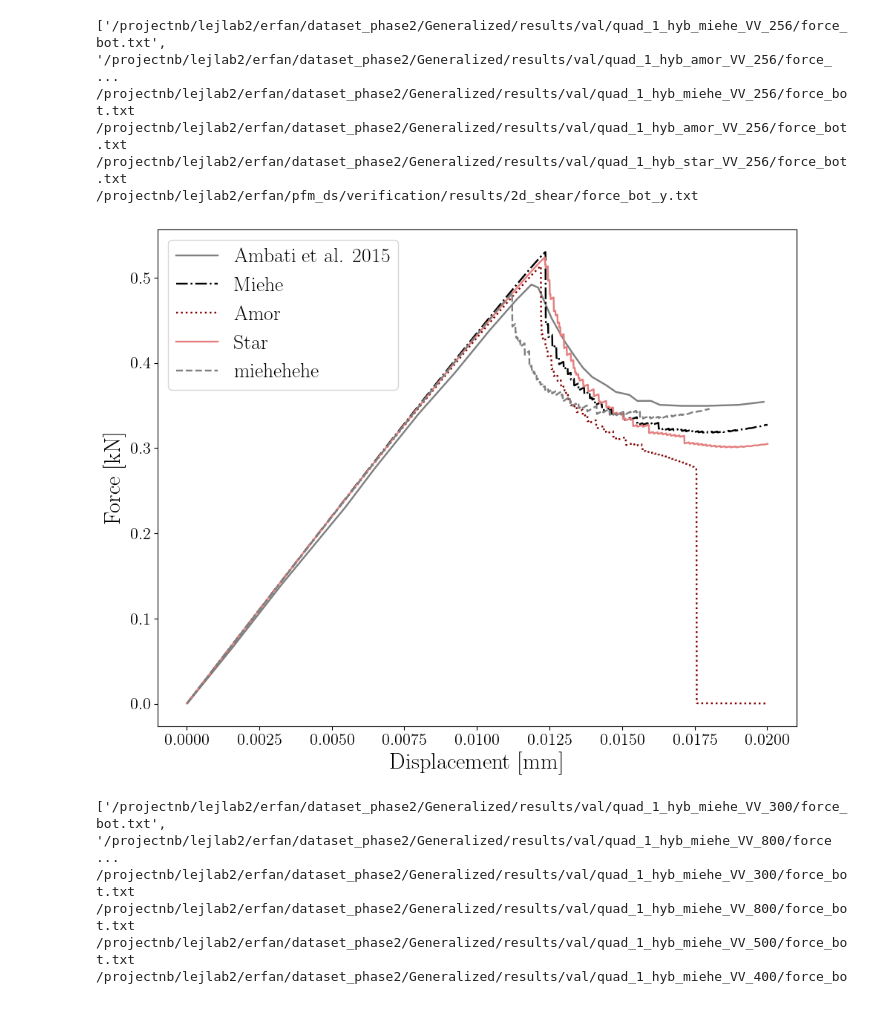
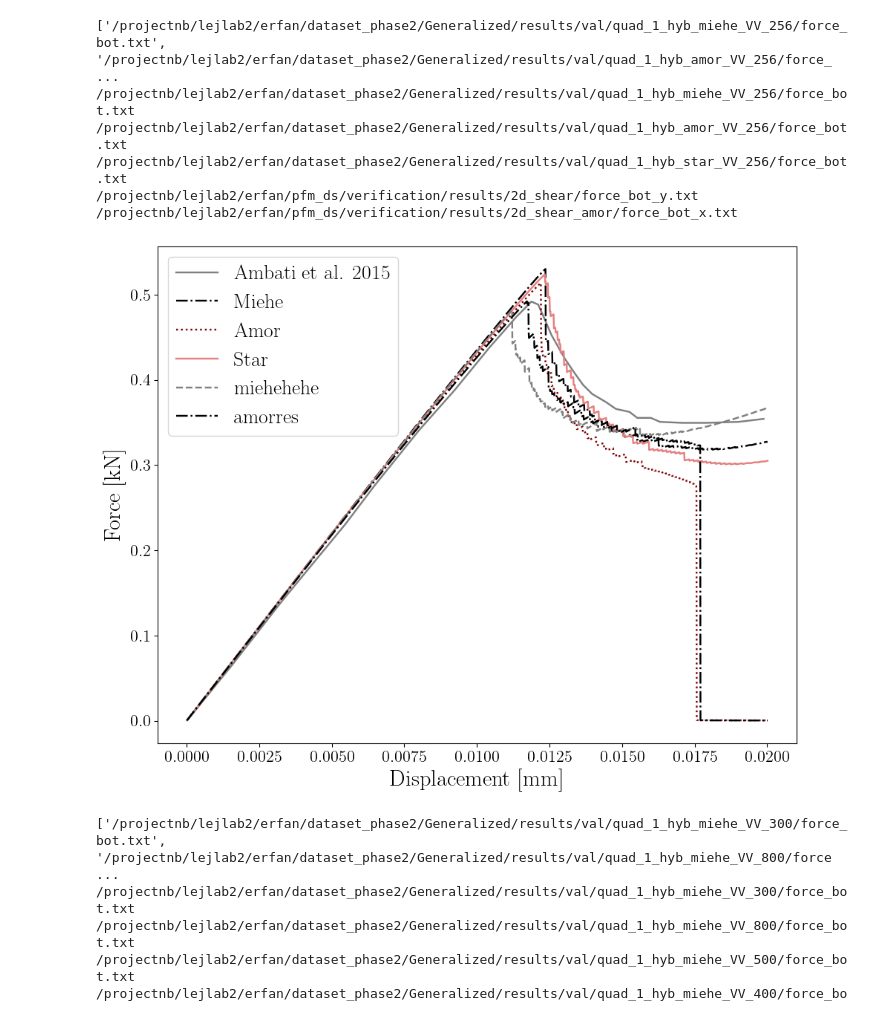
Before and after one commit to erfanhamdi/pfm_ds, a Jupyter notebook: verification/fd_comparison.ipynb, the cells around one changed output. Drawn from its saved outputs; the diff is of its cells as text; code cells hidden in the pictures.

Commit message:
force displacement comparison

```diff
--- a/verification/fd_comparison.ipynb
+++ b/verification/fd_comparison.ipynb
@@ -11,33 +11,35 @@ mpl.rcParams['font.family'] = prop.get_name()
 # %%
 plt.figure(figsize=(10, 8))
 force_disps = glob.glob("/projectnb/lejlab2/erfan/dataset_phase2/Generalized/results/val/quad_1*_VV_256/*_bot.txt")
 force_disps = [
 "/projectnb/lejlab2/erfan/dataset_phase2/Generalized/results/val/quad_1_hyb_miehe_VV_256/force_bot.txt",
 "/projectnb/lejlab2/erfan/dataset_phase2/Generalized/results/val/quad_1_hyb_amor_VV_256/force_bot.txt",
 "/projectnb/lejlab2/erfan/dataset_phase2/Generalized/results/val/quad_1_hyb_star_VV_256/force_bot.txt",
-"/projectnb/lejlab2/erfan/pfm_ds/verification/results/2d_shear/force_bot_y.txt"
+"/projectnb/lejlab2/erfan/pfm_ds/verification/results/2d_shear/force_bot_y.txt",
+"/projectnb/lejlab2/erfan/pfm_ds/verification/results/2d_shear_amor/force_bot_x.txt",
 ]
 verif = np.loadtxt("/projectnb/lejlab2/erfan/Recode/documentation/verification/shear_ambati_hybrid_2015.csv", delimiter=',')
 verif_mask = np.where(verif[:, 0] < 0.02)
 plt.plot(verif[:28, 0], verif[:28, 1], label="Ambati et al. 2015", linestyle="-")
 print(force_disps)
-Label_list = ['Miehe', 'Amor', 'Star', 'miehehehe']
+Label_list = ['Miehe', 'Amor', 'Star', 'miehehehe', 'amorres']
 for idx, fd in enumerate(force_disps):
     print(fd)
     force_disp = np.loadtxt(fd)
     # label = fd.split("/")[-2].split("_")[3]
     plt.plot(force_disp[:, 1], -force_disp[:, 0]*1e-3, label=Label_list[idx])
 plt.legend()
 plt.xlabel("Displacement [mm]")
 plt.ylabel("Force [kN]")
 plt.tight_layout()
 # %% [output]
 ['/projectnb/lejlab2/erfan/dataset_phase2/Generalized/results/val/quad_1_hyb_miehe_VV_256/force_bot.txt', '/projectnb/lejlab2/erfan/dataset_phase2/Generalized/results/val/quad_1_hyb_amor_VV_256/force_ ...
 /projectnb/lejlab2/erfan/dataset_phase2/Generalized/results/val/quad_1_hyb_miehe_VV_256/force_bot.txt
 /projectnb/lejlab2/erfan/dataset_phase2/Generalized/results/val/quad_1_hyb_amor_VV_256/force_bot.txt
 /projectnb/lejlab2/erfan/dataset_phase2/Generalized/results/val/quad_1_hyb_star_VV_256/force_bot.txt
 /projectnb/lejlab2/erfan/pfm_ds/verification/results/2d_shear/force_bot_y.txt
+/projectnb/lejlab2/erfan/pfm_ds/verification/results/2d_shear_amor/force_bot_x.txt
-[figure, old version]
+[figure, new version]
 # %%
 plt.figure(figsize=(10, 8))
 force_disps = glob.glob("/projectnb/lejlab2/erfan/dataset_phase2/Generalized/results/val/quad_1_hyb_miehe_VV_*/*_bot.txt")
```
